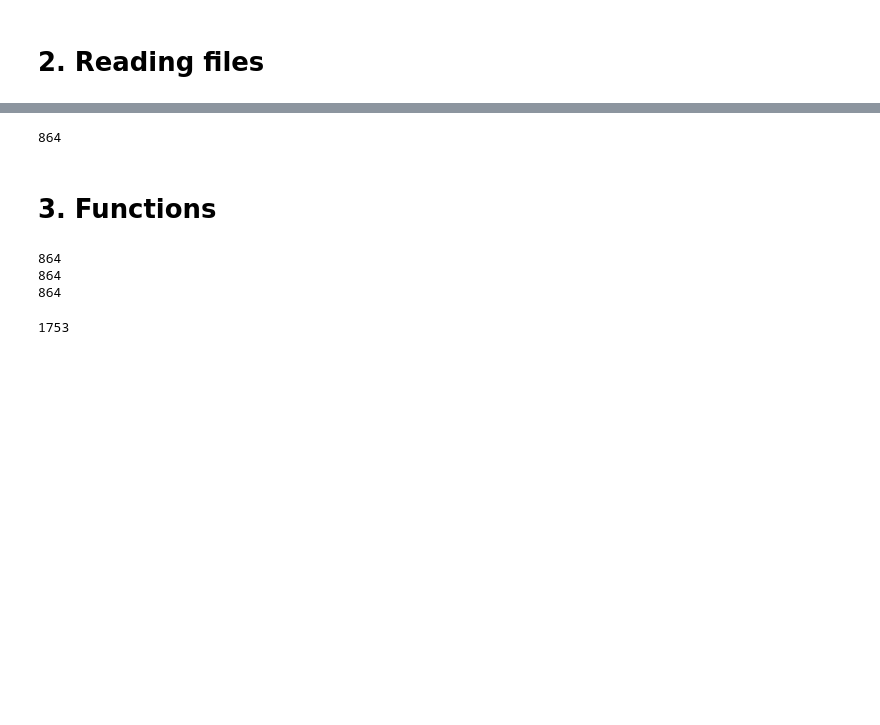
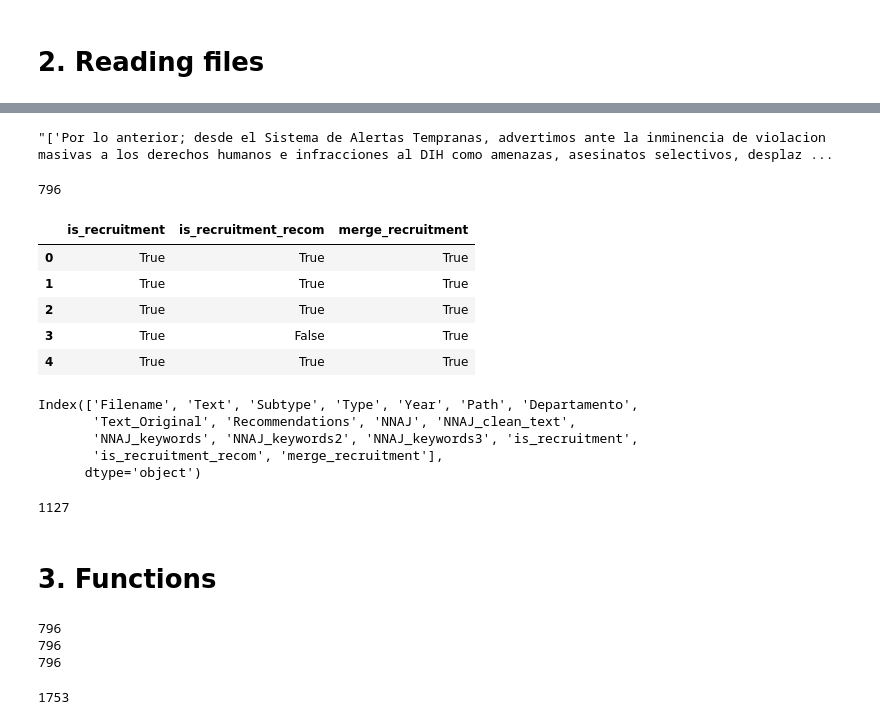
Before and after one commit to ylizama/alertas_colombia, a Jupyter notebook: 9_NNAJ_Report.ipynb, the cells around one changed output, grey strips where cells are left out. Saved outputs shown, nothing was run; the diff lists cells and outputs as text; code cells hidden in the pictures; blank space fills up the shorter version.

```diff
--- a/9_NNAJ_Report.ipynb
+++ b/9_NNAJ_Report.ipynb
@@ -51,5 +51,11 @@ df.head(1)
+# %%
+df.loc[0]['NNAJ']
+# %% [output]
+"['Por lo anterior; desde el Sistema de Alertas Tempranas, advertimos ante la inminencia de violacion masivas a los derechos humanos e infracciones al DIH como amenazas, asesinatos selectivos, desplaz ...
 # %%
 def mention_recruitment_use(text):
+    if text != text:
+        return False
     if type(text) != str:
         text = ' '.join(text)
     list_ = ['reclutamiento', 'uso', 'utilización']
@@ -59,9 +65,32 @@ def mention_recruitment_use(text):
 
 df['is_recruitment'] = df['NNAJ'].apply(mention_recruitment_use)
 
-len(df[df['is_recruitment'] == True])
+df['is_recruitment_recom'] = df['Recommendations'].apply(mention_recruitment_use)
 # %% [output]
-864
+796
+# %%
+df['merge_recruitment'] = df.is_recruitment | df.is_recruitment_recom
+# %%
+df[['is_recruitment', 'is_recruitment_recom', 'merge_recruitment']].head(5)
+# %% [output]
+|  | is_recruitment | is_recruitment_recom | merge_recruitment |
+| 0 | True | True | True |
+| 1 | True | True | True |
+| 2 | True | True | True |
+| 3 | True | False | True |
+| 4 | True | True | True |
+# %%
+df.columns
+# %% [output]
+Index(['Filename', 'Text', 'Subtype', 'Type', 'Year', 'Path', 'Departamento',
+       'Text_Original', 'Recommendations', 'NNAJ', 'NNAJ_clean_text',
+       'NNAJ_keywords', 'NNAJ_keywords2', 'NNAJ_keywords3', 'is_recruitment',
+       'is_recruitment_recom', 'merge_recruitment'],
+      dtype='object')
+# %%
+len(df[df['merge_recruitment'] == True])
+# %% [output]
+1127
 # %% [markdown]
 # 3. Functions
 # %%
@@ -87,9 +116,9 @@ list1 = get_list('NNAJ_keywords', None)
 list2 = get_list('NNAJ_keywords2', None)
 list3 = get_list('NNAJ_keywords3', None)
 # %% [output]
-864
-864
-864
+796
+796
+796
 # %%
 len(df)
 # %% [output]
```
Also changed, not shown: parts of 2 cells of this notebook, 4 other files.
